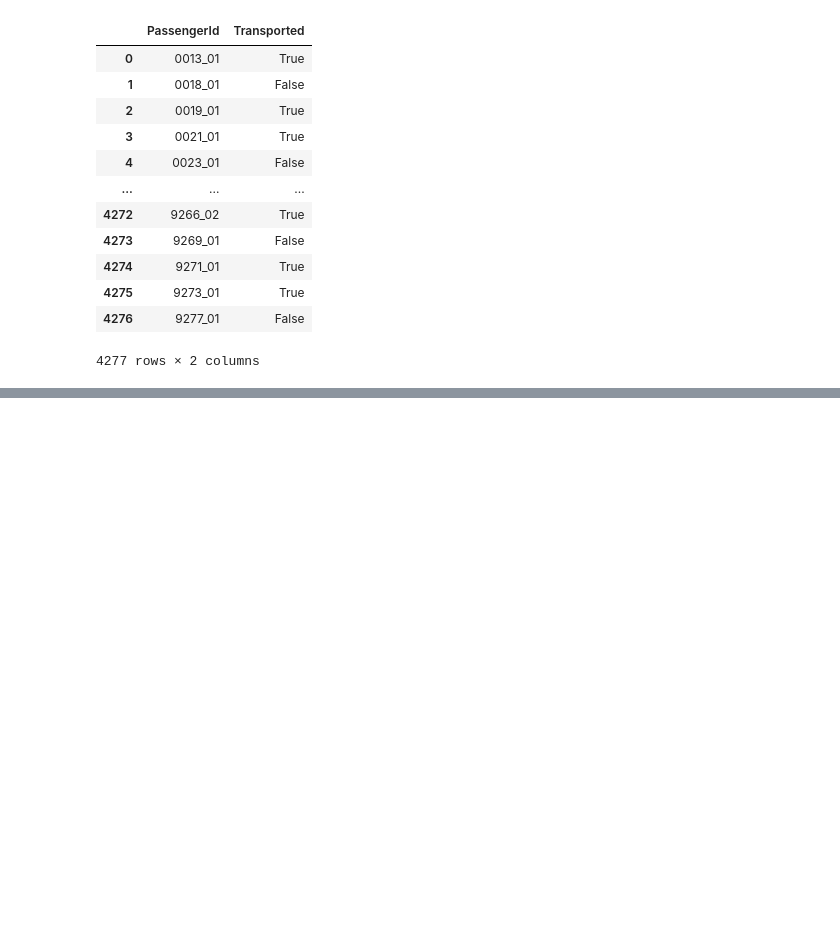
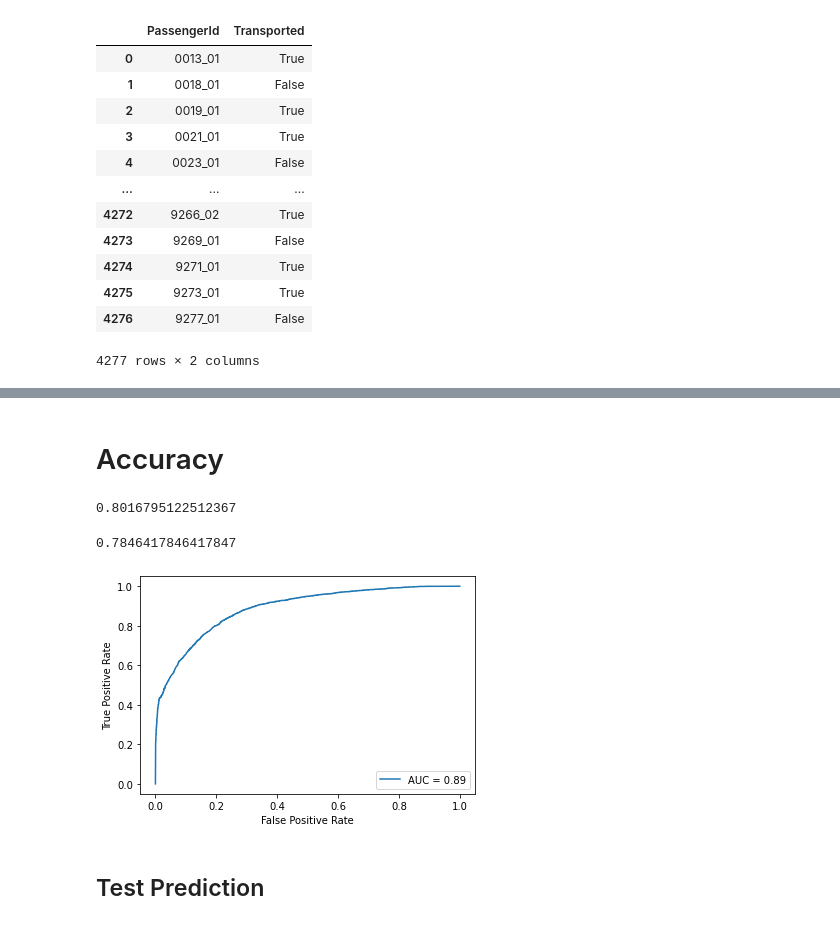
Before and after one commit to elfhub97/Titanic-Spaceship-EDA-And-Classifiaction, a Jupyter notebook: Titanic_space.ipynb, the cells around one changed output, grey strips where cells are left out. Cells and saved outputs as stored; diff of their text form; code cells hidden in the pictures; blank space fills up the shorter version.

```diff
--- a/Titanic_space.ipynb
+++ b/Titanic_space.ipynb
@@ -1220,0 +1276,5 @@ test_submission.to_csv("submission.csv",index=False)
+# %%
+model=Sequential()
+model.add(Dense(8,input_dim=len(x.columns),activation="relu"))
+model.add(Dense(4,activation="relu"))
+model.add(Dense(1,activation="sigmoid"))
@@ -1220,0 +1299,4 @@ test_submission.to_csv("submission.csv",index=False)
+# %%
+model.compile(loss="binary_crossentropy",optimizer="rmsprop",metrics=["accuracy"])
+# %%
+model.fit(x=x,y=y,epochs=124,verbose=1)
@@ -1220,0 +1356,2 @@ test_submission.to_csv("submission.csv",index=False)
+# %%
+prediction=model.predict(x)
@@ -1220,0 +1385,2 @@ test_submission.to_csv("submission.csv",index=False)
+# %% [markdown]
+# Accuracy
@@ -1220,0 +1389,21 @@ test_submission.to_csv("submission.csv",index=False)
+# %%
+accuracy=accuracy_score(y,prediction.round())
+accuracy
+# %% [output]
+0.8016795122512367
+# %%
+precision=precision_score(y,prediction.round())
+precision
+# %% [output]
+0.7846417846417847
+# %%
+
+fpr,tpr,thresholds=roc_curve(y,prediction)
+roc_auc=auc(fpr,tpr)
+curve=RocCurveDisplay(fpr=fpr,tpr=tpr,roc_auc=roc_auc)
+curve.plot()
+plt.show()
+# %% [output]
+[figure, added]
+# %% [markdown]
+## Test Prediction
```
Also changed, not shown: parts of 41 cells of this notebook.
